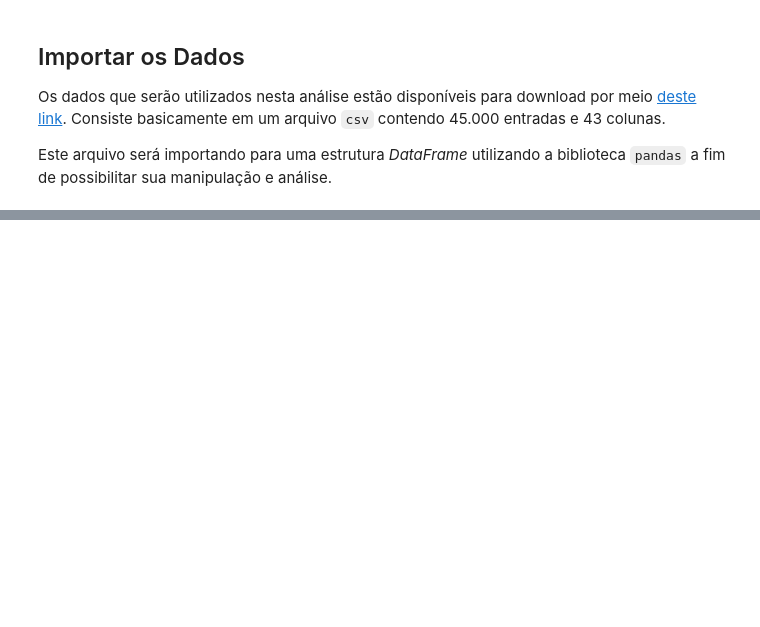
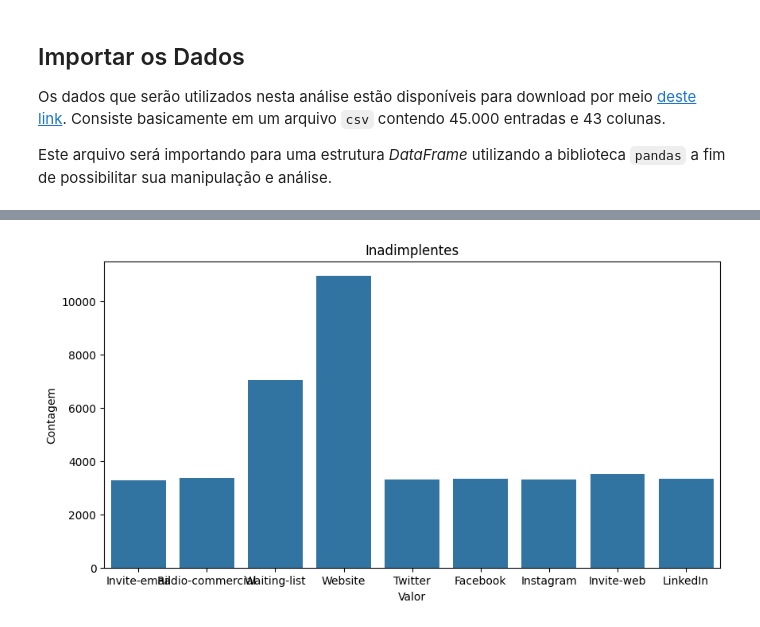
Before and after one commit to gabriel-cm-saldanha/credit-risk-analysis, a Jupyter notebook: Avaliação_de_Risco_de_Crédito.ipynb, the cells around one changed output, grey strips where cells are left out. Saved outputs shown, nothing was run; the diff lists cells and outputs as text; code cells hidden in the pictures; blank space fills up the shorter version.

```diff
--- a/Avaliação_de_Risco_de_Crédito.ipynb
+++ b/Avaliação_de_Risco_de_Crédito.ipynb
@@ -58,0 +228,9 @@ Este arquivo será importando para uma estrutura *DataFrame* utilizando a biblio
+# %%
+fig, ax = plt.subplots(figsize=(10,5))
+sns.countplot(x='marketing_channel', data=df, ax=ax)
+ax.set_title("Inadimplentes")
+ax.set_xlabel("Valor")
+ax.set_ylabel("Contagem")
+plt.show()
+# %% [output]
+[figure, added]
```
Also changed, not shown: parts of 31 cells of this notebook.
